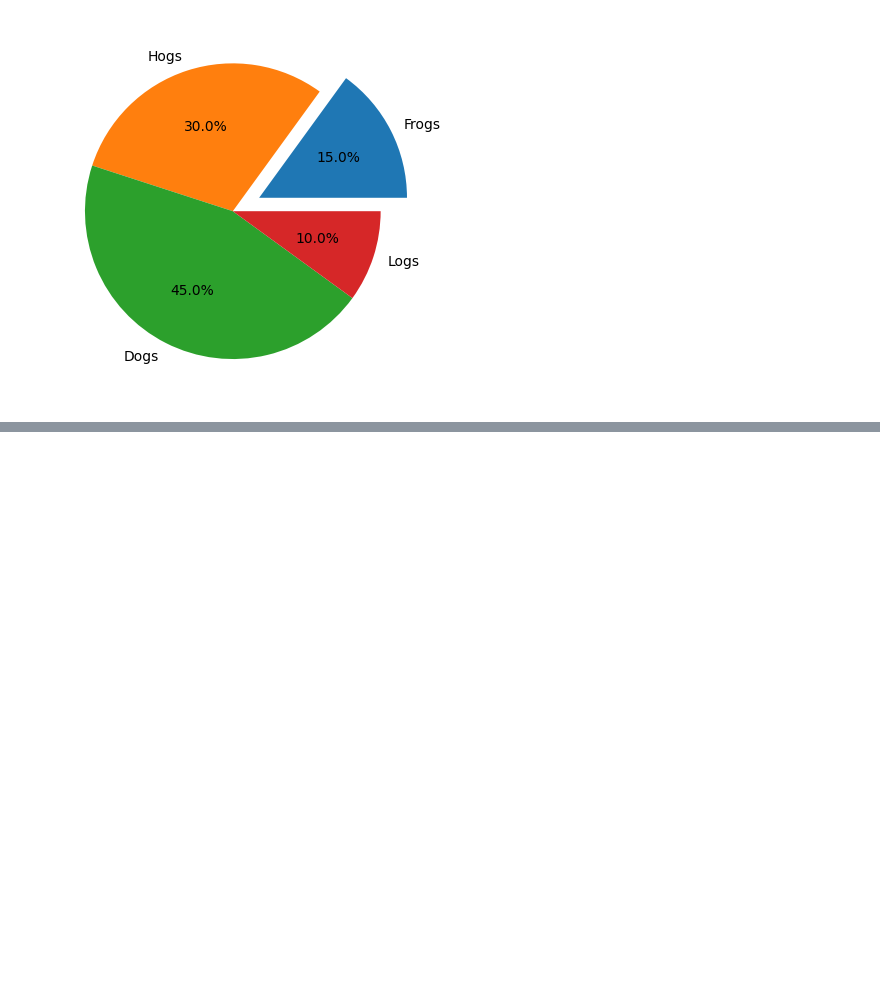
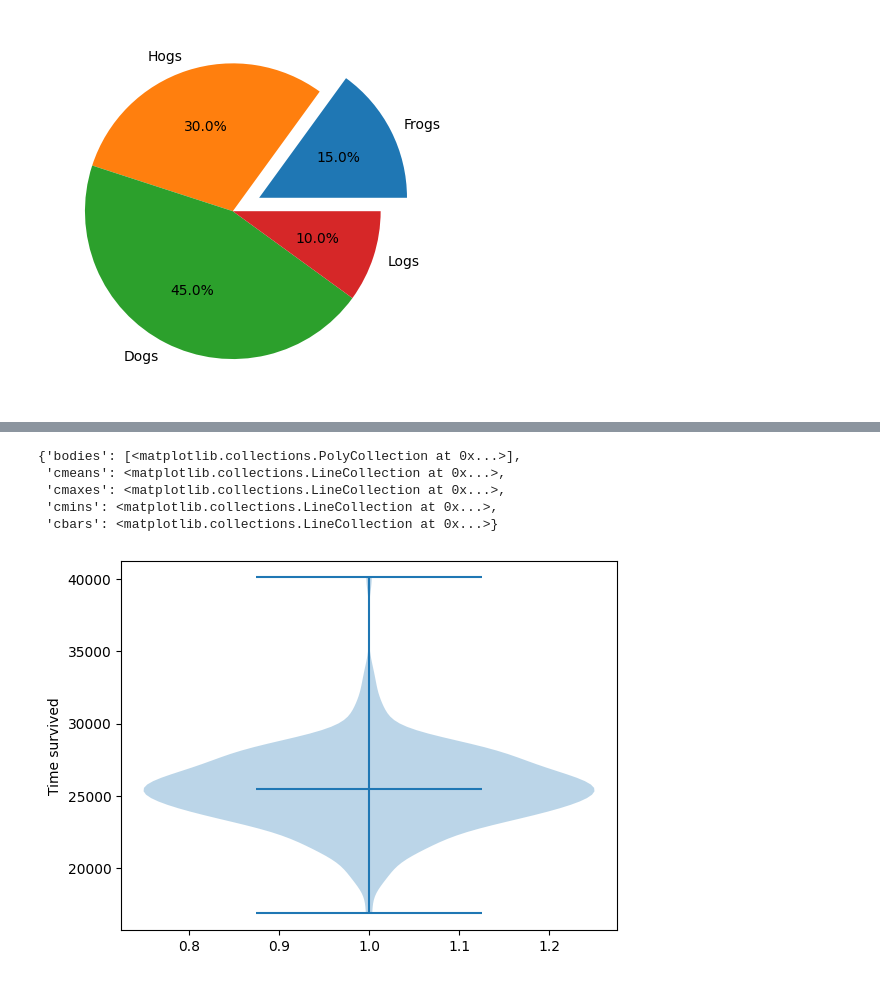
Before and after one commit to AbhishekPatil132/PythonLabs, a Jupyter notebook: matplotlib.ipynb, the cells around one changed output, grey strips where cells are left out. Saved outputs shown, nothing was run; the diff lists cells and outputs as text; code cells hidden in the pictures; blank space fills up the shorter version.

Commit message:
matplotlib lab 2

```diff
--- a/matplotlib.ipynb
+++ b/matplotlib.ipynb
@@ -164,0 +194,11 @@ plt.pie(sizes, labels=labels, autopct="%1.1f%%", explode= explodes)
+# %%
+x = bgmi['Time_Survived']
+plt.ylabel("Time survived")
+plt.violinplot(x,showmeans=True)
+# %% [output]
+{'bodies': [<matplotlib.collections.PolyCollection at 0x...>],
+ 'cmeans': <matplotlib.collections.LineCollection at 0x...>,
+ 'cmaxes': <matplotlib.collections.LineCollection at 0x...>,
+ 'cmins': <matplotlib.collections.LineCollection at 0x...>,
+ 'cbars': <matplotlib.collections.LineCollection at 0x...>}
+[figure, added]
```
Also changed, not shown: parts of 7 cells of this notebook.
